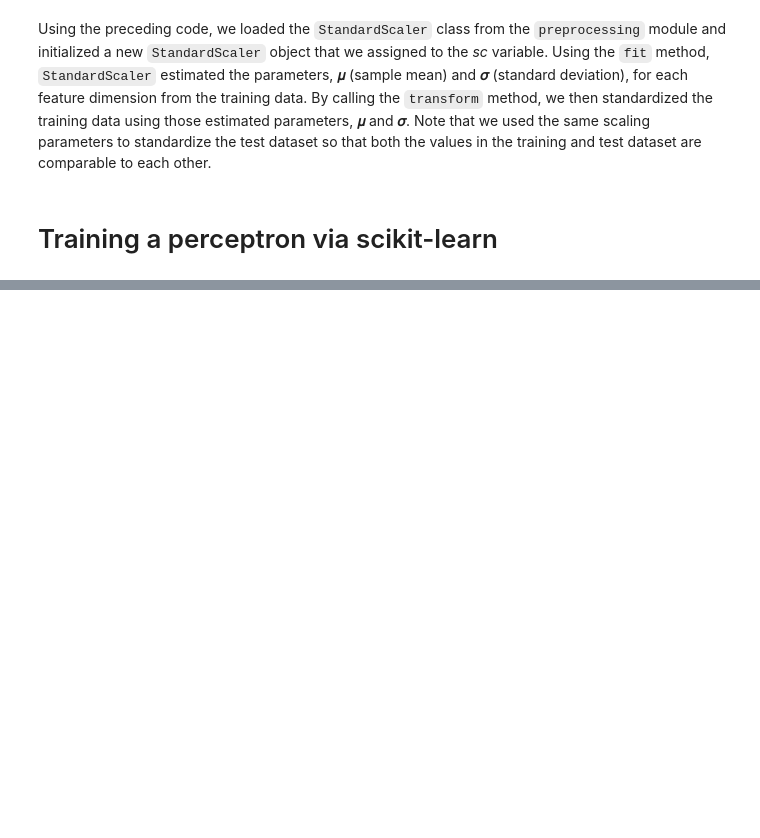
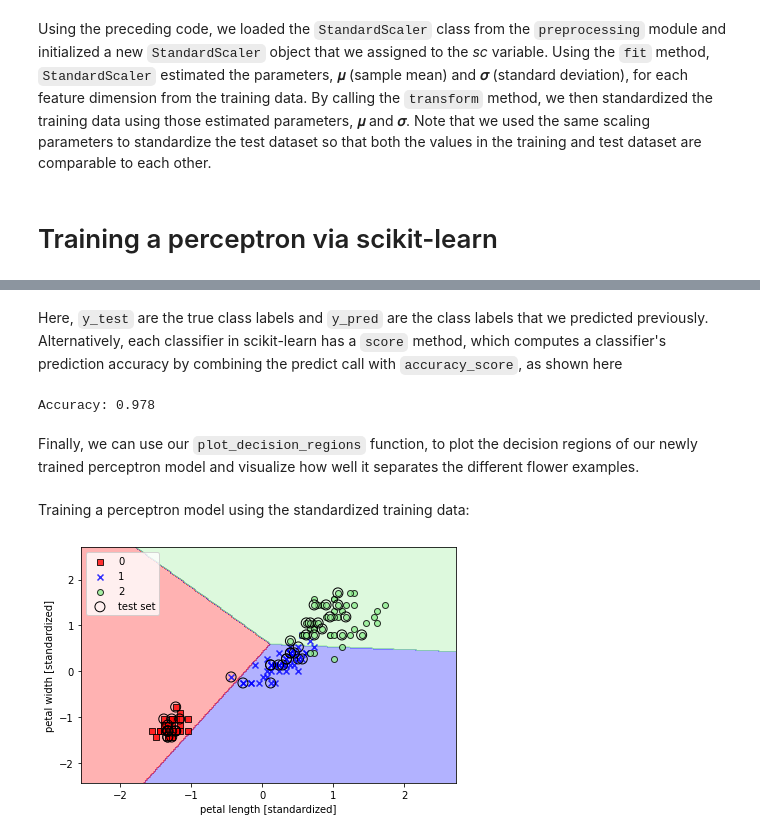
Before and after one commit to F-Palmieri/PRML_UPC, a Jupyter notebook: scikit_learn_Perceptron.ipynb, the cells around one changed output, grey strips where cells are left out. Cells and saved outputs as stored; diff of their text form; code cells hidden in the pictures; blank space fills up the shorter version.

```diff
--- a/scikit_learn_Perceptron.ipynb
+++ b/scikit_learn_Perceptron.ipynb
@@ -77,3 +77,8 @@ Using the preceding code, we loaded the `StandardScaler` class from the
 assigned to the *sc* variable. Using the `fit` method, `StandardScaler` estimated the parameters, **𝜇** (sample mean) and **𝜎** (standard deviation), for each feature dimension from the training data. By calling the `transform` method, we then standardized the training data using those estimated parameters, **𝜇**  and **𝜎**. Note that we used the same scaling parameters to standardize the test dataset so that both the values in the training and test dataset are comparable to each other.
 # %% [markdown]
 # Training a perceptron via scikit-learn
+# %%
+from sklearn.linear_model import Perceptron
+
+ppn = Perceptron(eta0=0.1, random_state=1)
+ppn.fit(X_train_std, y_train)
@@ -79,0 +108,8 @@ assigned to the *sc* variable. Using the `fit` method, `StandardScaler` estimate
+# %% [markdown]
+Here, `y_test` are the true class labels and `y_pred` are the class labels that we predicted previously. Alternatively, each classifier in scikit-learn has a `score` method, which computes a classifier's prediction accuracy by combining the predict call with `accuracy_score`, as shown here
+# %%
+print('Accuracy: %.3f' % ppn.score(X_test_std, y_test))
+# %% [output]
+Accuracy: 0.978
+# %% [markdown]
+Finally, we can use our `plot_decision_regions` function, to plot the decision regions of our newly trained perceptron model and visualize how well it separates the different flower examples.
@@ -79,0 +178,16 @@ assigned to the *sc* variable. Using the `fit` method, `StandardScaler` estimate
+# %% [markdown]
+Training a perceptron model using the standardized training data:
+# %%
+X_combined_std = np.vstack((X_train_std, X_test_std))
+y_combined = np.hstack((y_train, y_test))
+
+plot_decision_regions(X=X_combined_std, y=y_combined,
+                      classifier=ppn, test_idx=range(105, 150))
+plt.xlabel('petal length [standardized]')
+plt.ylabel('petal width [standardized]')
+plt.legend(loc='upper left')
+
+plt.tight_layout()
+plt.show()
+# %% [output]
+[figure, added]
```
Also changed, not shown: parts of 19 cells of this notebook.
